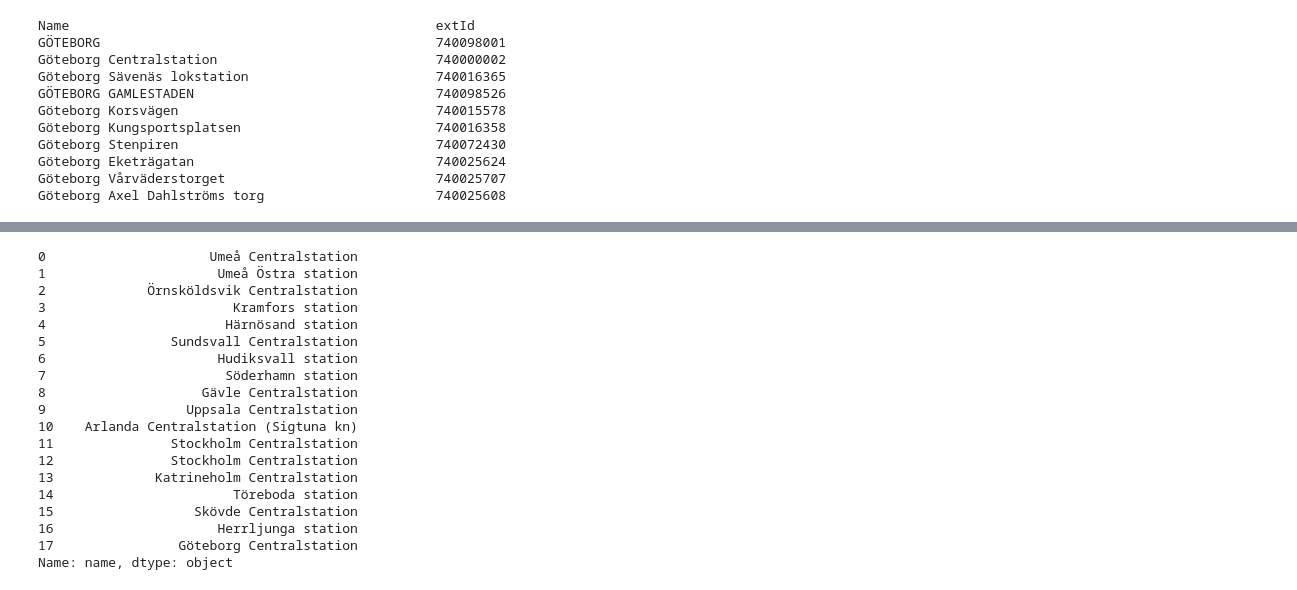
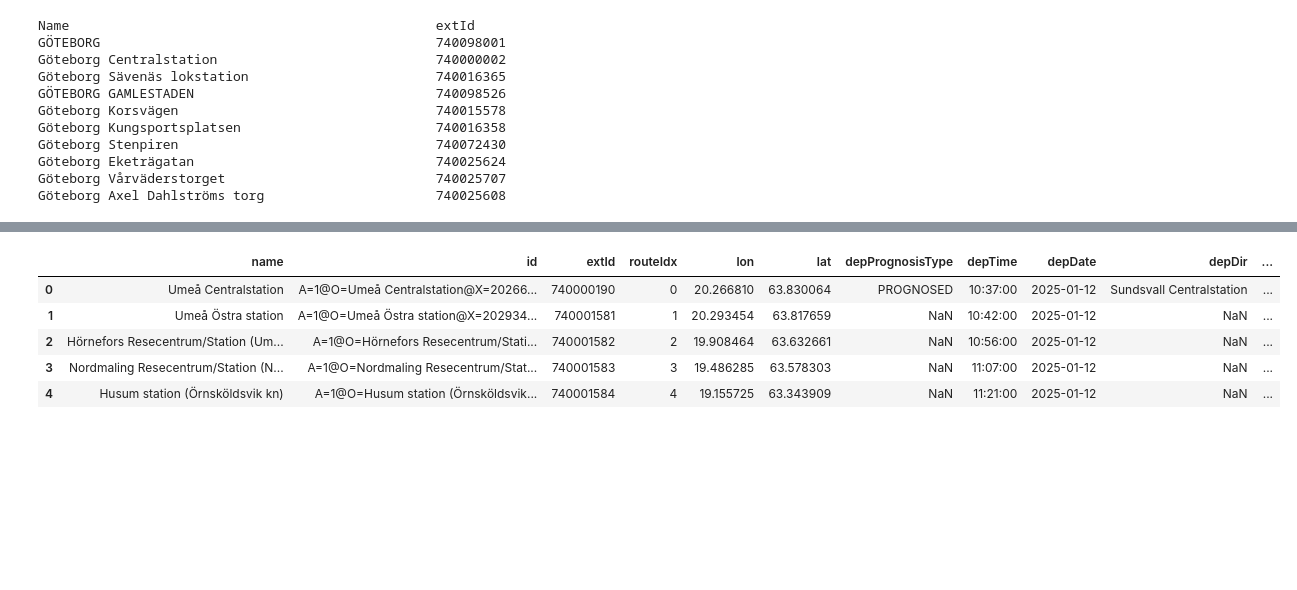
Before and after one commit to Utjiman/Fullstack_data_course_RB, a Jupyter notebook: 12_packaging/explorations/exploring_travel_planner.ipynb, the cells around one changed output, grey strips where cells are left out. Saved outputs shown, nothing was run; the diff lists cells and outputs as text; code cells hidden in the pictures; blank space fills up the shorter version.

```diff
--- a/12_packaging/explorations/exploring_travel_planner.ipynb
+++ b/12_packaging/explorations/exploring_travel_planner.ipynb
@@ -134,24 +137,11 @@ df_trip["Stops"]
 Name: Stops, dtype: object
 # %%
 all_stops = pd.json_normalize(df["Stops"], "Stop")
-all_stops["name"]
+all_stops.head()
 # %% [output]
-0                     Umeå Centralstation
-1                      Umeå Östra station
-2             Örnsköldsvik Centralstation
-3                        Kramfors station
-4                       Härnösand station
-5                Sundsvall Centralstation
-6                      Hudiksvall station
-7                       Söderhamn station
-8                    Gävle Centralstation
-9                  Uppsala Centralstation
-10    Arlanda Centralstation (Sigtuna kn)
-11               Stockholm Centralstation
-12               Stockholm Centralstation
-13             Katrineholm Centralstation
-14                       Töreboda station
-15                  Skövde Centralstation
-16                     Herrljunga station
-17                Göteborg Centralstation
-Name: name, dtype: object
+|  | name | id | extId | routeIdx | lon | lat | depPrognosisType | depTime | depDate | depDir | ... |
+| 0 | Umeå Centralstation | A=1@O=Umeå Centralstation@X=20266... | 740000190 | 0 | 20.266810 | 63.830064 | PROGNOSED | 10:37:00 | 2025-01-12 | Sundsvall Centralstation | ... |
+| 1 | Umeå Östra station | A=1@O=Umeå Östra station@X=202934... | 740001581 | 1 | 20.293454 | 63.817659 | NaN | 10:42:00 | 2025-01-12 | NaN | ... |
+| 2 | Hörnefors Resecentrum/Station (Um... | A=1@O=Hörnefors Resecentrum/Stati... | 740001582 | 2 | 19.908464 | 63.632661 | NaN | 10:56:00 | 2025-01-12 | NaN | ... |
+| 3 | Nordmaling Resecentrum/Station (N... | A=1@O=Nordmaling Resecentrum/Stat... | 740001583 | 3 | 19.486285 | 63.578303 | NaN | 11:07:00 | 2025-01-12 | NaN | ... |
+| 4 | Husum station (Örnsköldsvik kn) | A=1@O=Husum station (Örnsköldsvik... | 740001584 | 4 | 19.155725 | 63.343909 | NaN | 11:21:00 | 2025-01-12 | NaN | ... |
```
Also changed, not shown: parts of 13 cells of this notebook, 1 other file.
